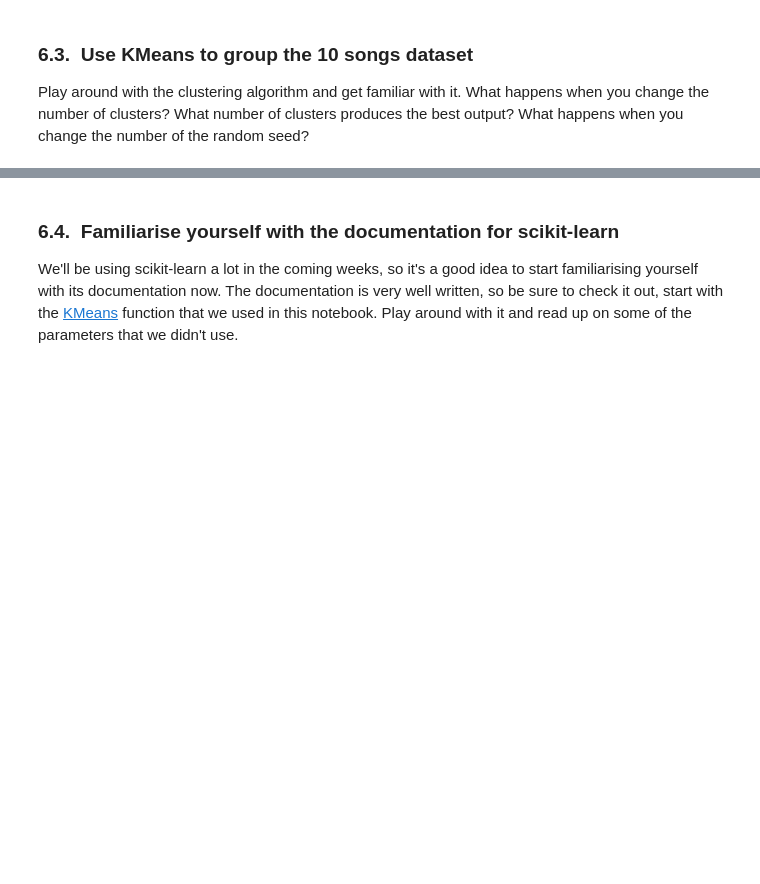
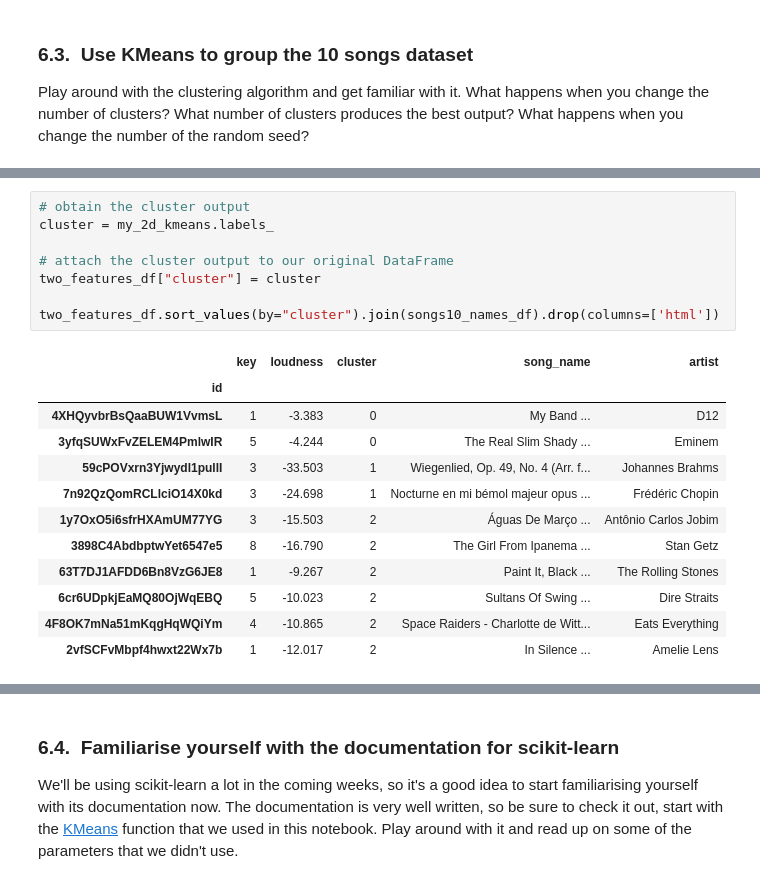
Before and after one commit to gastan81/unsupervised-ml, a Jupyter notebook: 1_introduction_to_kmeans.ipynb, the cells around one changed output, grey strips where cells are left out. Drawn from its saved outputs; the diff is of its cells as text; blank space fills up the shorter version.

```diff
--- a/1_introduction_to_kmeans.ipynb
+++ b/1_introduction_to_kmeans.ipynb
@@ -282,0 +378,21 @@ Play around with the clustering algorithm and get familiar with it. What happens
+# %%
+# obtain the cluster output
+cluster = my_2d_kmeans.labels_
+
+# attach the cluster output to our original DataFrame
+two_features_df["cluster"] = cluster
+
+two_features_df.sort_values(by="cluster").join(songs10_names_df).drop(columns=['html'])
+# %% [output]
+|  | key | loudness | cluster | song_name | artist |
+| id |  |  |  |  |  |
+| 4XHQyvbrBsQaaBUW1VvmsL | 1 | -3.383 | 0 | My Band ... | D12 |
+| 3yfqSUWxFvZELEM4PmlwIR | 5 | -4.244 | 0 | The Real Slim Shady ... | Eminem |
+| 59cPOVxrn3Yjwydl1pullI | 3 | -33.503 | 1 | Wiegenlied, Op. 49, No. 4 (Arr. f... | Johannes Brahms |
+| 7n92QzQomRCLlciO14X0kd | 3 | -24.698 | 1 | Nocturne en mi bémol majeur opus ... | Frédéric Chopin |
+| 1y7OxO5i6sfrHXAmUM77YG | 3 | -15.503 | 2 | Águas De Março ... | Antônio Carlos Jobim |
+| 3898C4AbdbptwYet6547e5 | 8 | -16.790 | 2 | The Girl From Ipanema ... | Stan Getz |
+| 63T7DJ1AFDD6Bn8VzG6JE8 | 1 | -9.267 | 2 | Paint It, Black ... | The Rolling Stones |
+| 6cr6UDpkjEaMQ80OjWqEBQ | 5 | -10.023 | 2 | Sultans Of Swing ... | Dire Straits |
+| 4F8OK7mNa51mKqgHqWQiYm | 4 | -10.865 | 2 | Space Raiders - Charlotte de Witt... | Eats Everything |
+| 2vfSCFvMbpf4hwxt22Wx7b | 1 | -12.017 | 2 | In Silence ... | Amelie Lens |
```
Also changed, not shown: parts of 15 cells of this notebook.
